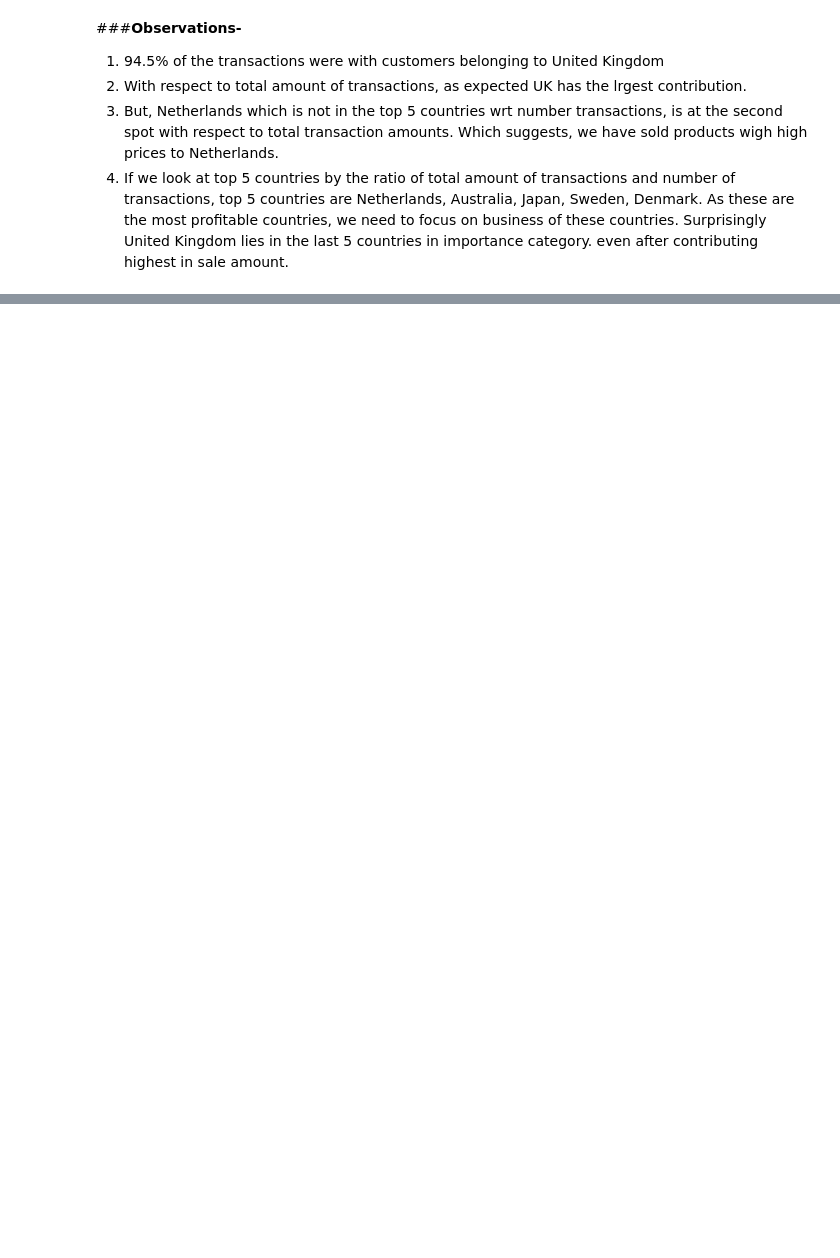
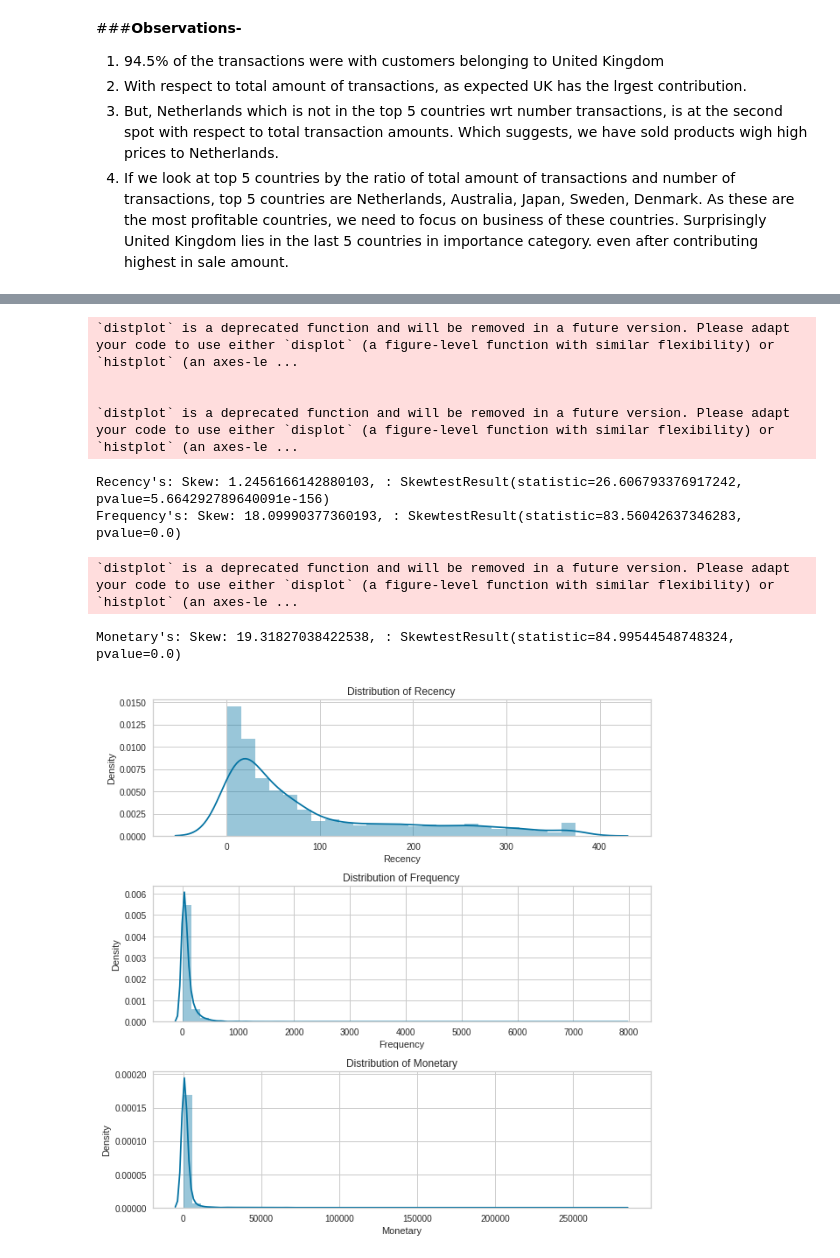
Before and after one commit to omkar123katare/Capstone_4_Netflicks_movies_and_TV_shoes_clustering, a Jupyter notebook: Online_Retail_Customer_Segmentation_Capstone_Project.ipynb, the cells around one changed output, grey strips where cells are left out. Saved outputs shown, nothing was run; the diff lists cells and outputs as text; code cells hidden in the pictures; blank space fills up the shorter version.

```diff
--- a/Online_Retail_Customer_Segmentation_Capstone_Project.ipynb
+++ b/Online_Retail_Customer_Segmentation_Capstone_Project.ipynb
@@ -934,0 +1009,4 @@ fig.show()
+# %%
+customer_history_df = cleaned_data.groupby('CustomerID')['days_since_last_purchase_num'].min().reset_index()
+customer_history_df.rename(columns={'days_since_last_purchase_num':'Recency'}, inplace=True)
+customer_history_df.head()
@@ -934,0 +1022,4 @@ fig.show()
+# %%
+customer_monetary_value=cleaned_data[['CustomerID','Total_amount']].groupby("CustomerID")["Total_amount"].sum().reset_index()
+customer_monetary_value.rename(columns={'Total_amount':'Monetary'}, inplace=True)
+customer_monetary_value.head()
@@ -934,0 +1035,4 @@ fig.show()
+# %%
+customer_frequency_value=cleaned_data.groupby('CustomerID')['Description'].count().reset_index()
+customer_frequency_value.rename(columns={'Description':'Frequency'},inplace=True)
+customer_frequency_value.head()
@@ -934,0 +1046,4 @@ fig.show()
+# %%
+customer_RMF_df=customer_frequency_value.merge(customer_monetary_value,on='CustomerID',how='outer')
+customer_RMF_df=customer_history_df.merge(customer_RMF_df,on='CustomerID',how='outer')
+customer_RMF_df.head()
@@ -934,0 +1069,40 @@ fig.show()
+# %%
+plt.figure(figsize=(9, 9))
+
+plt.subplot(3, 1, 1)
+#check_skew(customer_history_df,'Recency')
+skew = stat.skew(customer_RMF_df['Recency'])
+skewtest = stat.skewtest(customer_RMF_df['Recency'])
+plt.title('Distribution of ' + 'Recency')
+sns.distplot(customer_RMF_df['Recency'])
+print("{}'s: Skew: {}, : {}".format('Recency', skew, skewtest))
+
+plt.subplot(3, 1, 2)
+#check_skew(customer_history_df,'Frequency')
+skew = stat.skew(customer_RMF_df['Frequency'])
+skewtest = stat.skewtest(customer_RMF_df['Frequency'])
+plt.title('Distribution of ' + 'Frequency')
+sns.distplot(customer_RMF_df['Frequency'])
+print("{}'s: Skew: {}, : {}".format('Frequency', skew, skewtest))
+
+plt.subplot(3, 1, 3)
+#check_skew(customer_history_df,'Monetary')
+skew = stat.skew(customer_RMF_df['Monetary'])
+skewtest = stat.skewtest(customer_RMF_df['Monetary'])
+plt.title('Distribution of ' + 'Monetary')
+sns.distplot(customer_RMF_df['Monetary'])
+print("{}'s: Skew: {}, : {}".format('Monetary', skew, skewtest))
+
+
+plt.tight_layout()
+plt.savefig('before_transform.png', format='png', dpi=1000)
+# %% [output]
+`distplot` is a deprecated function and will be removed in a future version. Please adapt your code to use either `displot` (a figure-level function with similar flexibility) or `histplot` (an axes-le ...
+
+
+`distplot` is a deprecated function and will be removed in a future version. Please adapt your code to use either `displot` (a figure-level function with similar flexibility) or `histplot` (an axes-le ...
+Recency's: Skew: 1.2456166142880103, : SkewtestResult(statistic=26.606793376917242, pvalue=5.664292789640091e-156)
+Frequency's: Skew: 18.09990377360193, : SkewtestResult(statistic=83.56042637346283, pvalue=0.0)
+`distplot` is a deprecated function and will be removed in a future version. Please adapt your code to use either `displot` (a figure-level function with similar flexibility) or `histplot` (an axes-le ...
+Monetary's: Skew: 19.31827038422538, : SkewtestResult(statistic=84.99544548748324, pvalue=0.0)
+[figure, added]
```
Also changed, not shown: parts of 47 cells of this notebook.
